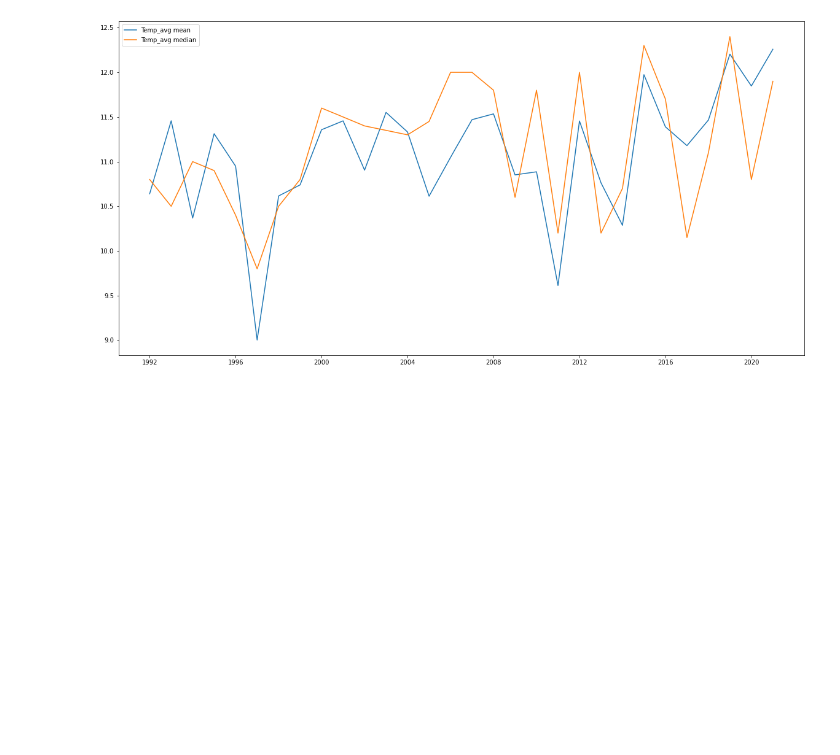
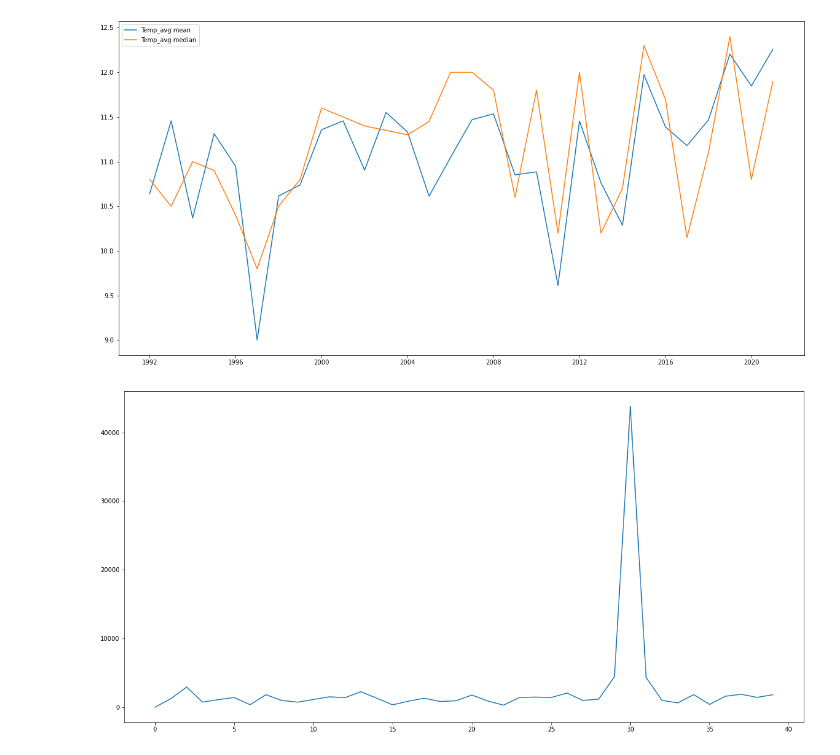
Before and after one commit to spyderroque/IBM_Advance_Data_Science, a Jupyter notebook: Capstone/weather/Advanced Data Science Capstone.Model_Def.ipynb, the cells around one changed output. Saved outputs shown, nothing was run; the diff lists cells and outputs as text; code cells hidden in the pictures; blank space fills up the shorter version.

```diff
--- a/Capstone/weather/Advanced Data Science Capstone.Model_Def.ipynb
+++ b/Capstone/weather/Advanced Data Science Capstone.Model_Def.ipynb
@@ -421,3 +421,15 @@ plt.show()
 # apparently there is yet another suoerimposed cyclic effect and a termperature increase.
 # so the model needs a cyclic term for within the year and a cyclic term for the year as weel as a term for the increase itself.
 # the average temperature seems to be the best choice for it
+# %%
+X = df_train['Temp_avg'] - df_train['Temp_avg'].mean()
+#X = X.to_numpy()
+F = np.fft.rfft(X)#[:-1]
+freq = np.arange(0.5*len(X))
+pw = np.abs(F)**2
+alt = np.abs(F)
+fig = plt.figure(figsize=(20,10))
+plt.plot(freq[0:40], alt[0:40])
+plt.show()
+# %% [output]
+[figure, added]
```
Also changed, not shown: parts of 2 cells of this notebook.
